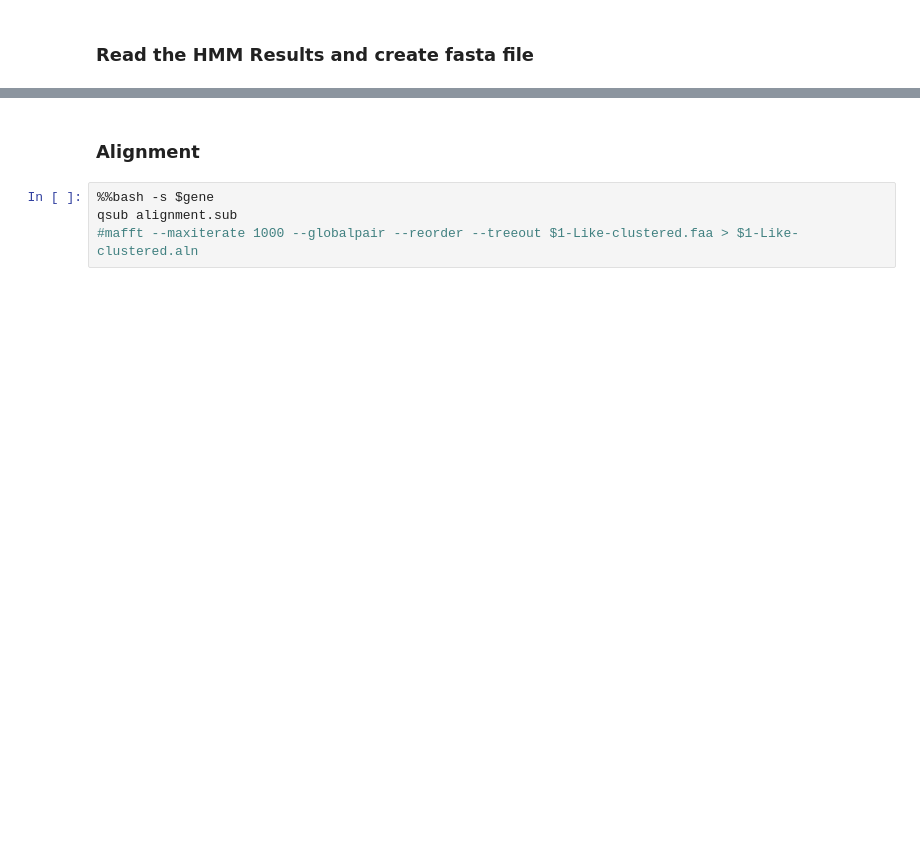
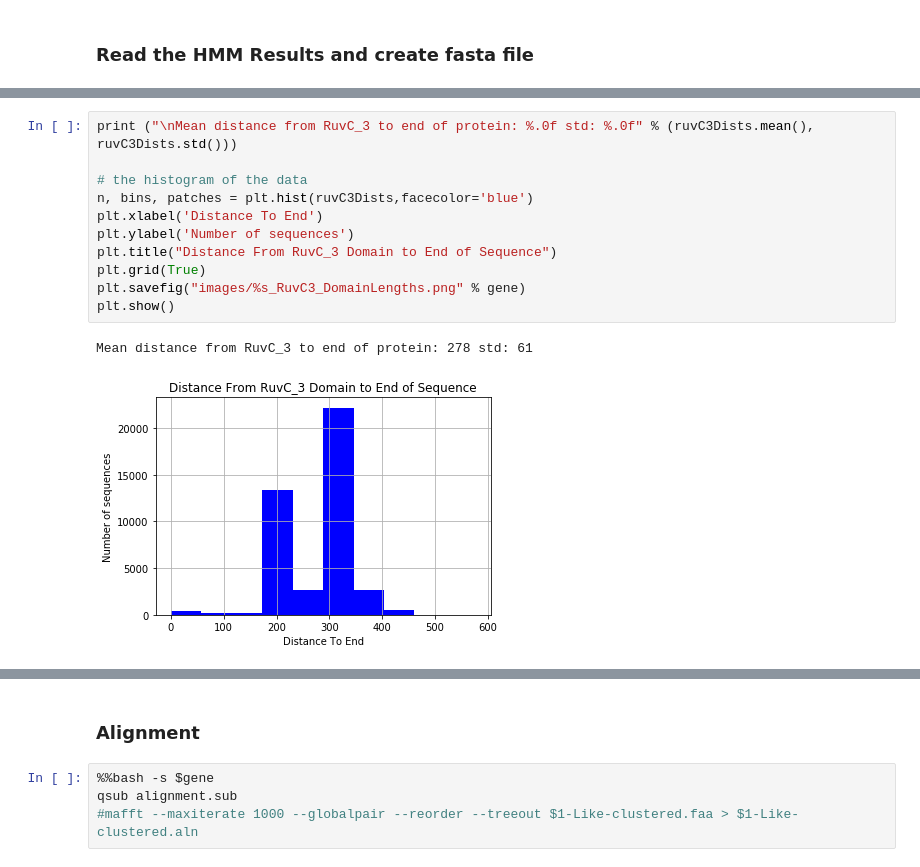
Before and after one commit to skDooley/TRACR_RNA, a Jupyter notebook: Step1-OrthoFinder.ipynb, the cells around one changed output, grey strips where cells are left out. Drawn from its saved outputs; the diff is of its cells as text; blank space fills up the shorter version.

```diff
--- a/Step1-OrthoFinder.ipynb
+++ b/Step1-OrthoFinder.ipynb
@@ -142,0 +265,14 @@ qsub ../scripts/hpc/HMMSearch.sub
+# %%
+print ("\nMean distance from RuvC_3 to end of protein: %.0f std: %.0f" % (ruvC3Dists.mean(), ruvC3Dists.std()))
+
+# the histogram of the data
+n, bins, patches = plt.hist(ruvC3Dists,facecolor='blue')
+plt.xlabel('Distance To End')
+plt.ylabel('Number of sequences')
+plt.title("Distance From RuvC_3 Domain to End of Sequence")
+plt.grid(True)
+plt.savefig("images/%s_RuvC3_DomainLengths.png" % gene)
+plt.show()
+# %% [output]
+Mean distance from RuvC_3 to end of protein: 278 std: 61
+[figure, added]
```
Also changed, not shown: parts of 82 cells of this notebook, 36 other files.
